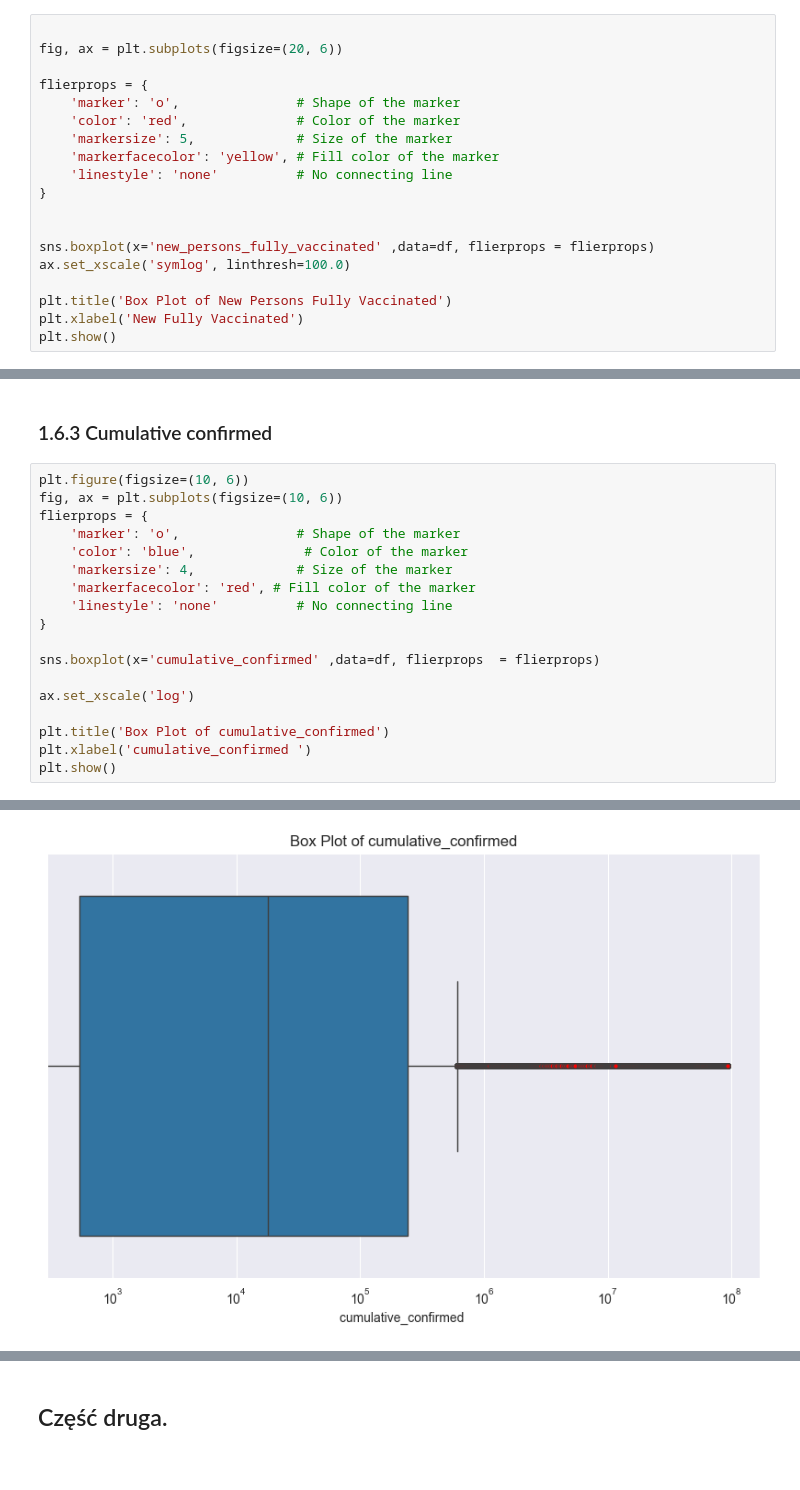
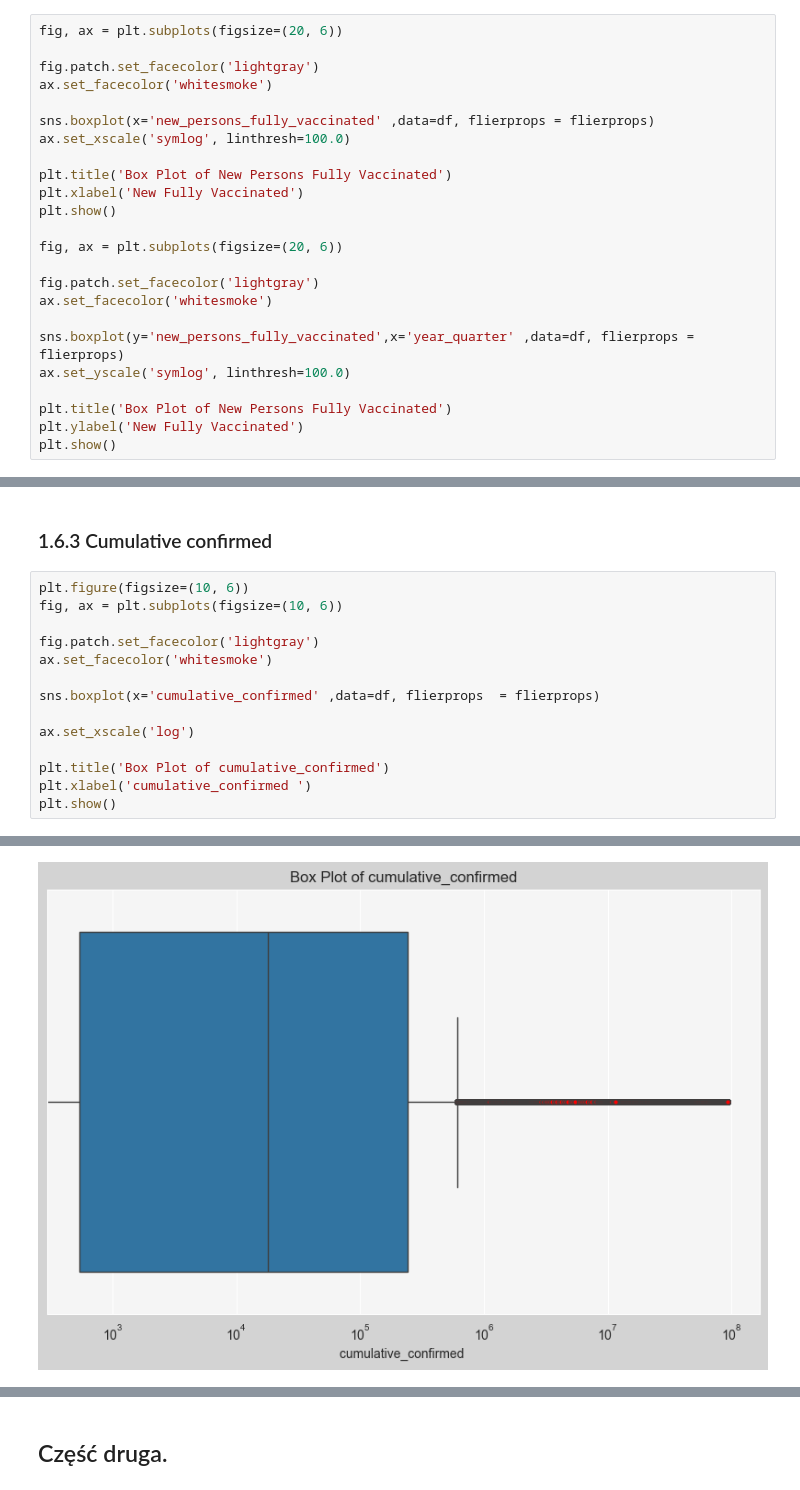
Before and after one commit to Goul4sh/BigData, a Jupyter notebook: Zad2/Zad2.ipynb, the cells around one changed output, grey strips where cells are left out. Cells and saved outputs as stored; diff of their text form.

```diff
--- a/Zad2/Zad2.ipynb
+++ b/Zad2/Zad2.ipynb
@@ -216,17 +215,10 @@ plt.show()
 # %% [markdown]
 ### 1.6.2 New persons fully vaccinated
 # %%
-
 fig, ax = plt.subplots(figsize=(20, 6))
 
-flierprops = {
-    'marker': 'o',               # Shape of the marker
-    'color': 'red',              # Color of the marker
-    'markersize': 5,             # Size of the marker
-    'markerfacecolor': 'yellow', # Fill color of the marker
-    'linestyle': 'none'          # No connecting line
-}
-
+fig.patch.set_facecolor('lightgray')
+ax.set_facecolor('whitesmoke')
 
 sns.boxplot(x='new_persons_fully_vaccinated' ,data=df, flierprops = flierprops)
 ax.set_xscale('symlog', linthresh=100.0)
@@ -234,4 +226,16 @@ ax.set_xscale('symlog', linthresh=100.0)
 plt.title('Box Plot of New Persons Fully Vaccinated')
 plt.xlabel('New Fully Vaccinated')
 plt.show()
+
+fig, ax = plt.subplots(figsize=(20, 6))
+
+fig.patch.set_facecolor('lightgray')
+ax.set_facecolor('whitesmoke')
+
+sns.boxplot(y='new_persons_fully_vaccinated',x='year_quarter' ,data=df, flierprops = flierprops)
+ax.set_yscale('symlog', linthresh=100.0)
+
+plt.title('Box Plot of New Persons Fully Vaccinated')
+plt.ylabel('New Fully Vaccinated')
+plt.show()
 # %% [output]
@@ -241,22 +246,18 @@ plt.show()
 # %%
 plt.figure(figsize=(10, 6))
 fig, ax = plt.subplots(figsize=(10, 6))
-flierprops = {
-    'marker': 'o',               # Shape of the marker
-    'color': 'blue',              # Color of the marker
-    'markersize': 4,             # Size of the marker
-    'markerfacecolor': 'red', # Fill color of the marker
-    'linestyle': 'none'          # No connecting line
-}
+
+fig.patch.set_facecolor('lightgray')
+ax.set_facecolor('whitesmoke')
 
 sns.boxplot(x='cumulative_confirmed' ,data=df, flierprops  = flierprops)
 
 ax.set_xscale('log')
 
 plt.title('Box Plot of cumulative_confirmed')
 plt.xlabel('cumulative_confirmed ')
 plt.show()
 # %% [output]
 <Figure size 1000x600 with 0 Axes>
-[figure, old version]
+[figure, new version]
 # %% [markdown]
```
Also changed, not shown: parts of 10 cells of this notebook.
